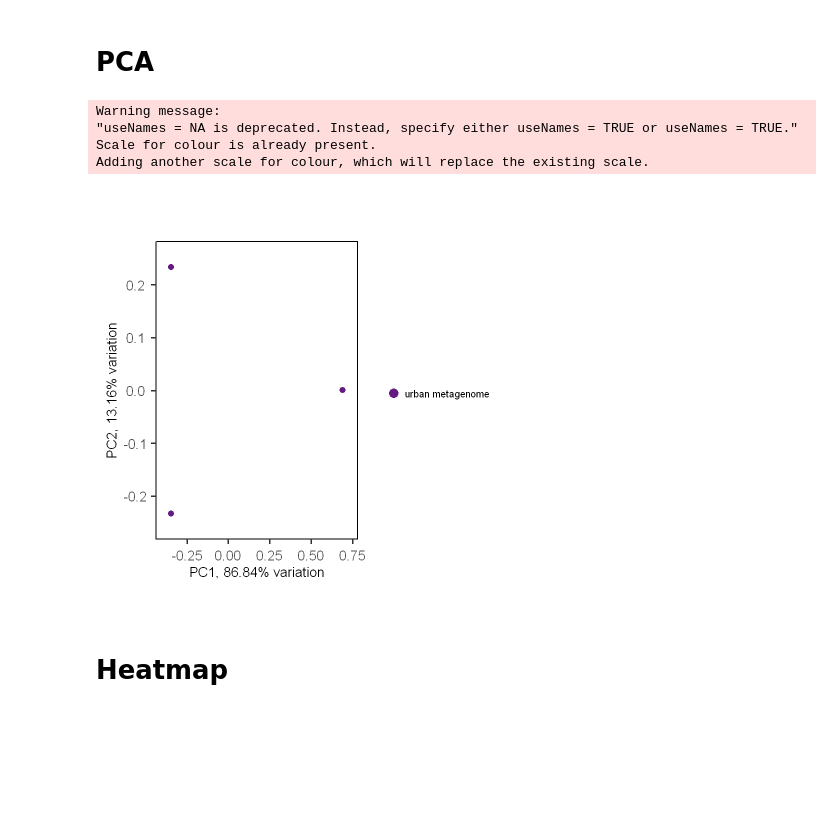
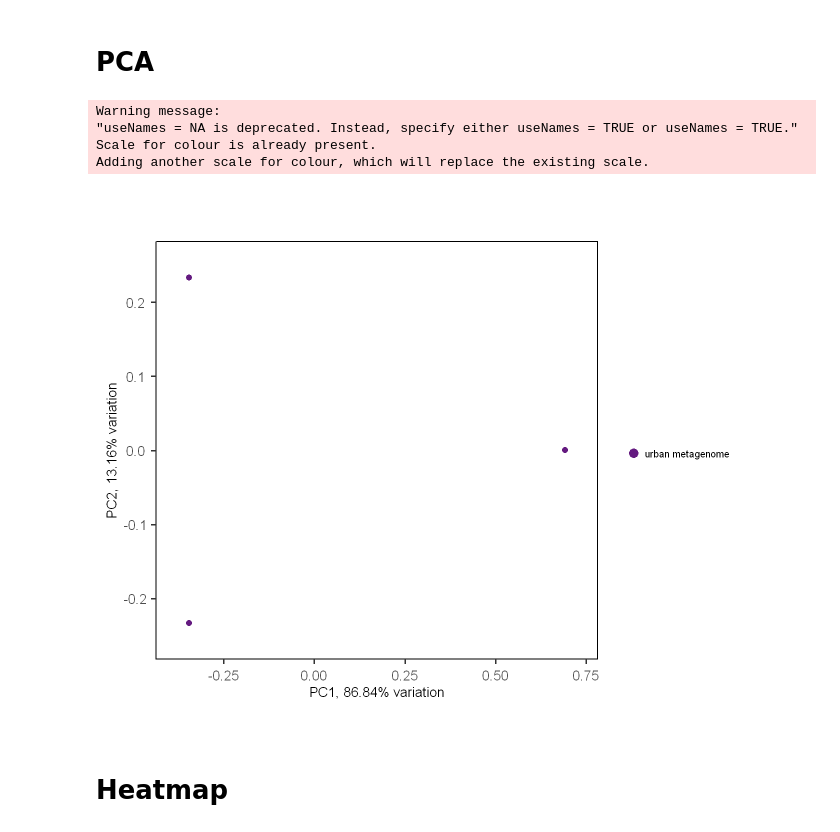
Before and after one commit to MetaSUB-CAMP/camp_motus-profiler, a Jupyter notebook: plot-otu.ipynb, the cells around one changed output. Saved outputs shown, nothing was run; the diff lists cells and outputs as text; code cells hidden in the pictures; blank space fills up the shorter version.

```diff
--- a/plot-otu.ipynb
+++ b/plot-otu.ipynb
@@ -18,5 +37,7 @@ otu <- read.csv("test_data/metasub_urban/output/motus-profiler/mOTU_taxonomic_pr
 metadata <- read.csv("test_data/metasub_urban/input/metasub_urban.csv") %>%
     column_to_rownames(var = "sample_name")
 
+otu$Species[otu$Species == '-1'] <- 'unidentified'
+
 # match the rows in meta to cols in otu (needed for PCA)
 metadata <- metadata[match(colnames(otu[,-1]), rownames(metadata)),]
@@ -26,16 +68,17 @@ metadata <- metadata[match(colnames(otu[,-1]), rownames(metadata)),]
 # %% [markdown]
 # PCA
 # %%
+options(repr.plot.width=11, repr.plot.height=9)
 pca<- pca(otu[,-1], metadata=metadata) # ? , removeVar=0.1
 biplot(pca, colby="scientific.name", legendPosition = "right", lab=NULL,
        gridlines.major = FALSE, gridlines.minor = FALSE, colLegendTitle = NULL,
        colkey = magma(n = n_distinct(metadata), begin = 0.3))
 # %% [output]
 Warning message:
 "useNames = NA is deprecated. Instead, specify either useNames = TRUE or useNames = TRUE."
 Scale for colour is already present.
 Adding another scale for colour, which will replace the existing scale.
-[figure, old version]
+[figure, new version]
 # %% [markdown]
 # Heatmap
 # %%
```
Also changed, not shown: parts of 6 cells of this notebook.
